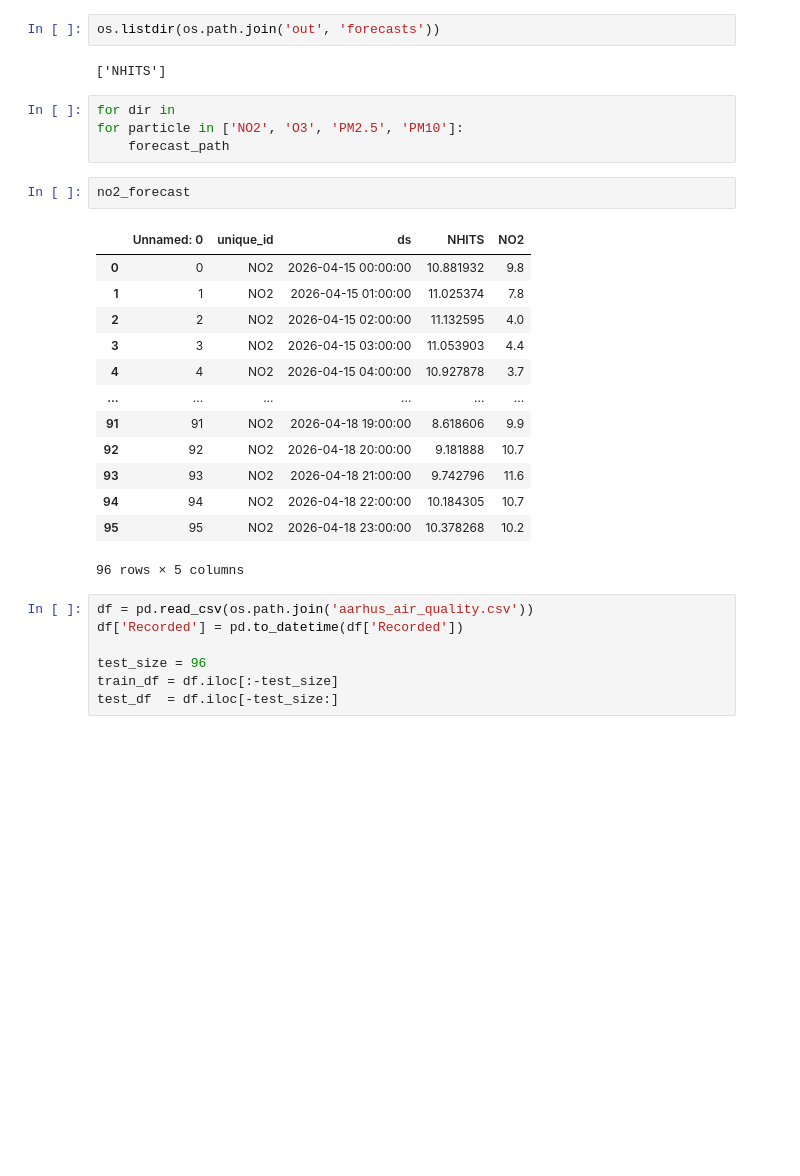
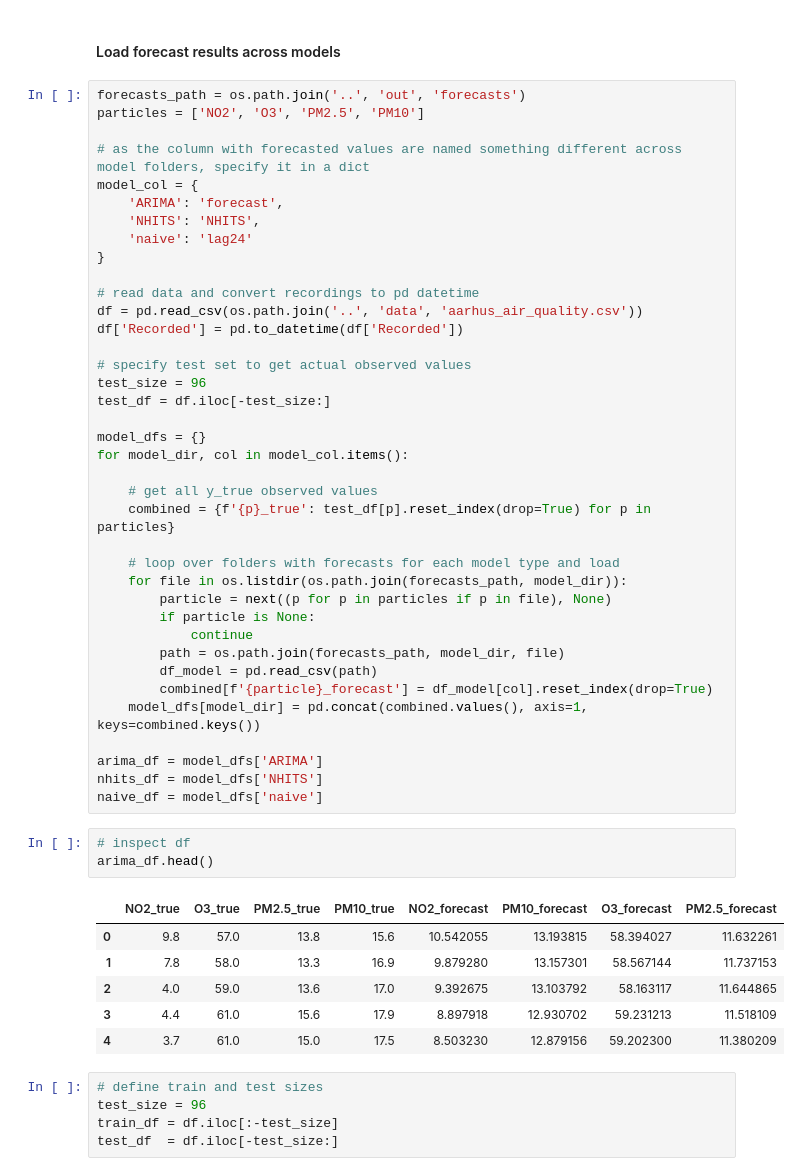
Before and after one commit to louisebphansen/air-quality-forecasting, a Jupyter notebook: nbs/forecast_plots.ipynb, the cells around one changed output. Cells and saved outputs as stored; diff of their text form; blank space fills up the shorter version.

Commit message:
updated paths in plotting nbs

```diff
--- a/nbs/forecast_plots.ipynb
+++ b/nbs/forecast_plots.ipynb
@@ -8,31 +11,55 @@ no2_forecast = pd.read_csv(NO2_nhits)
-# %%
-os.listdir(os.path.join('out', 'forecasts'))
-# %% [output]
-['NHITS']
-# %%
-for dir in
-for particle in ['NO2', 'O3', 'PM2.5', 'PM10']:
-    forecast_path
-# %%
-no2_forecast
-# %% [output]
-|  | Unnamed: 0 | unique_id | ds | NHITS | NO2 |
-| 0 | 0 | NO2 | 2026-04-15 00:00:00 | 10.881932 | 9.8 |
-| 1 | 1 | NO2 | 2026-04-15 01:00:00 | 11.025374 | 7.8 |
-| 2 | 2 | NO2 | 2026-04-15 02:00:00 | 11.132595 | 4.0 |
-| 3 | 3 | NO2 | 2026-04-15 03:00:00 | 11.053903 | 4.4 |
-| 4 | 4 | NO2 | 2026-04-15 04:00:00 | 10.927878 | 3.7 |
-| ... | ... | ... | ... | ... | ... |
-| 91 | 91 | NO2 | 2026-04-18 19:00:00 | 8.618606 | 9.9 |
-| 92 | 92 | NO2 | 2026-04-18 20:00:00 | 9.181888 | 10.7 |
-| 93 | 93 | NO2 | 2026-04-18 21:00:00 | 9.742796 | 11.6 |
-| 94 | 94 | NO2 | 2026-04-18 22:00:00 | 10.184305 | 10.7 |
-| 95 | 95 | NO2 | 2026-04-18 23:00:00 | 10.378268 | 10.2 |
-96 rows × 5 columns
+# %% [markdown]
+#### Load forecast results across models
+# %%
+forecasts_path = os.path.join('..', 'out', 'forecasts')
+particles = ['NO2', 'O3', 'PM2.5', 'PM10']
+
+# as the column with forecasted values are named something different across model folders, specify it in a dict
+model_col = {
+    'ARIMA': 'forecast',
+    'NHITS': 'NHITS',
+    'naive': 'lag24'
+}
+
+# read data and convert recordings to pd datetime
+df = pd.read_csv(os.path.join('..', 'data', 'aarhus_air_quality.csv'))
+df['Recorded'] = pd.to_datetime(df['Recorded'])
+
+# specify test set to get actual observed values
+test_size = 96
+test_df = df.iloc[-test_size:]
+
+model_dfs = {}
+for model_dir, col in model_col.items():
+
+    # get all y_true observed values
+    combined = {f'{p}_true': test_df[p].reset_index(drop=True) for p in particles}
+
+    # loop over folders with forecasts for each model type and load
+    for file in os.listdir(os.path.join(forecasts_path, model_dir)):
+        particle = next((p for p in particles if p in file), None)
+        if particle is None:
+            continue
+        path = os.path.join(forecasts_path, model_dir, file)
+        df_model = pd.read_csv(path)
+        combined[f'{particle}_forecast'] = df_model[col].reset_index(drop=True)
+    model_dfs[model_dir] = pd.concat(combined.values(), axis=1, keys=combined.keys())
+
+arima_df = model_dfs['ARIMA']
+nhits_df = model_dfs['NHITS']
+naive_df = model_dfs['naive']
+# %%
+# inspect df
+arima_df.head()
+# %% [output]
+|  | NO2_true | O3_true | PM2.5_true | PM10_true | NO2_forecast | PM10_forecast | O3_forecast | PM2.5_forecast |
+| 0 | 9.8 | 57.0 | 13.8 | 15.6 | 10.542055 | 13.193815 | 58.394027 | 11.632261 |
+| 1 | 7.8 | 58.0 | 13.3 | 16.9 | 9.879280 | 13.157301 | 58.567144 | 11.737153 |
+| 2 | 4.0 | 59.0 | 13.6 | 17.0 | 9.392675 | 13.103792 | 58.163117 | 11.644865 |
+| 3 | 4.4 | 61.0 | 15.6 | 17.9 | 8.897918 | 12.930702 | 59.231213 | 11.518109 |
+| 4 | 3.7 | 61.0 | 15.0 | 17.5 | 8.503230 | 12.879156 | 59.202300 | 11.380209 |
 # %%
-df = pd.read_csv(os.path.join('aarhus_air_quality.csv'))
-df['Recorded'] = pd.to_datetime(df['Recorded'])
-
+# define train and test sizes
 test_size = 96
 train_df = df.iloc[:-test_size]
 test_df  = df.iloc[-test_size:]
```
Also changed, not shown: parts of 15 cells of this notebook.
